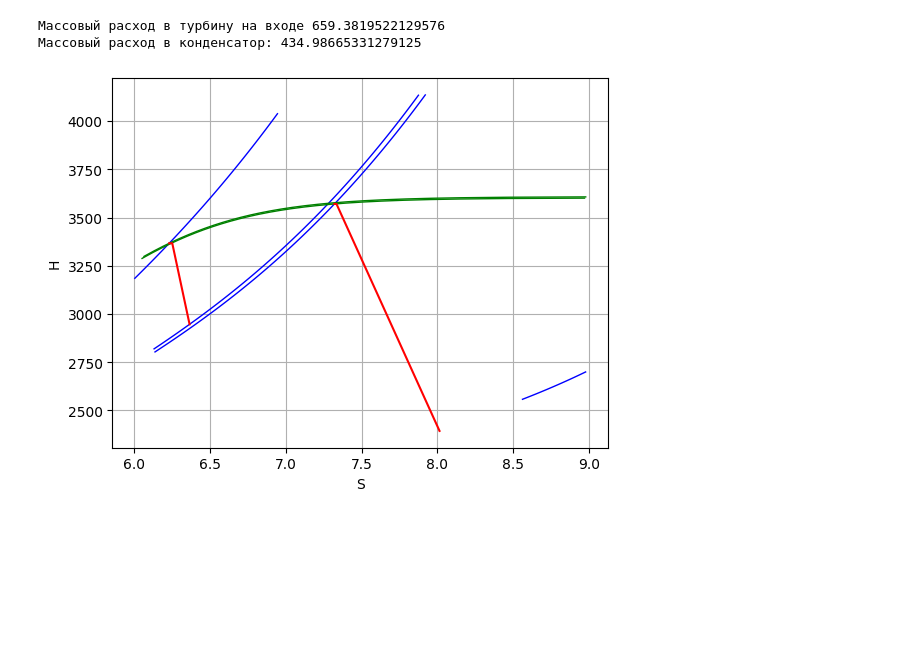
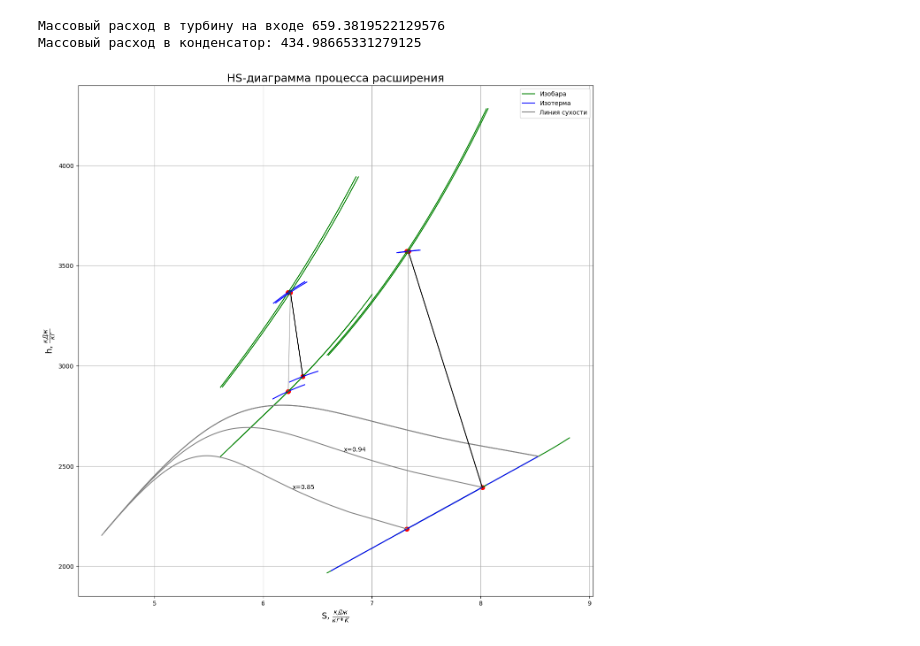
Before and after one commit to BonadykovNM/PythonTurbine, a Jupyter notebook: Курсач/Сoursework.ipynb, the cells around one changed output. Cells and saved outputs as stored; diff of their text form; code cells hidden in the pictures; blank space fills up the shorter version.

```diff
--- a/Курсач/Сoursework.ipynb
+++ b/Курсач/Сoursework.ipynb
@@ -91,4 +126,12 @@ def plot(p0,t0,p_middle,t_middle,pk,internal_efficiency):
 # %%
-plot(p0,t0,p_middle,t_middle,pk,internal_efficiency)
+fig, ax  = plt.subplots(1, 1, figsize=(15, 15))
+Inner_part.plot_hs_diagram(
+    ax,
+    points=[point0[0], point0[1], point1[0], point1[1], point_middle[0], point_middle[1], point2[1], point2[0]]
+)
+Inner_part.plot_process(ax, points=[point0[0], point0[1], point1[1]], color='black')
+Inner_part.plot_process(ax, points=[point_middle[0], point_middle[1], point2[1]], color='black')
+Inner_part.plot_process(ax, points=[point0[0], point0[1], point1[0]], alpha=0.5, color='grey')
+Inner_part.plot_process(ax, points=[point_middle[0], point_middle[1], point2[0]], alpha=0.5, color='grey')
 # %% [output]
-[figure, old version]
+[figure, new version]
```
Also changed, not shown: parts of 11 cells of this notebook, 1 other file.
